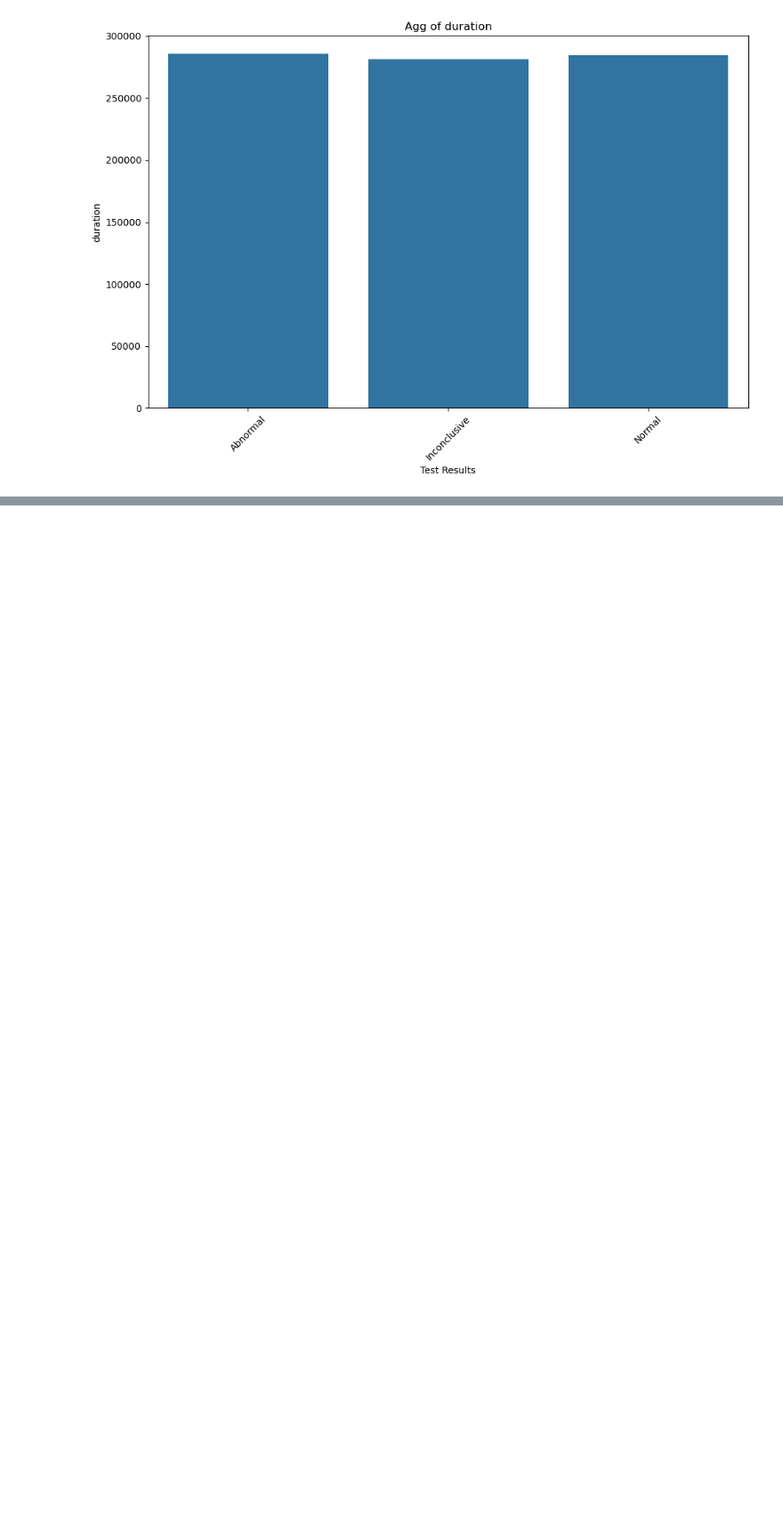
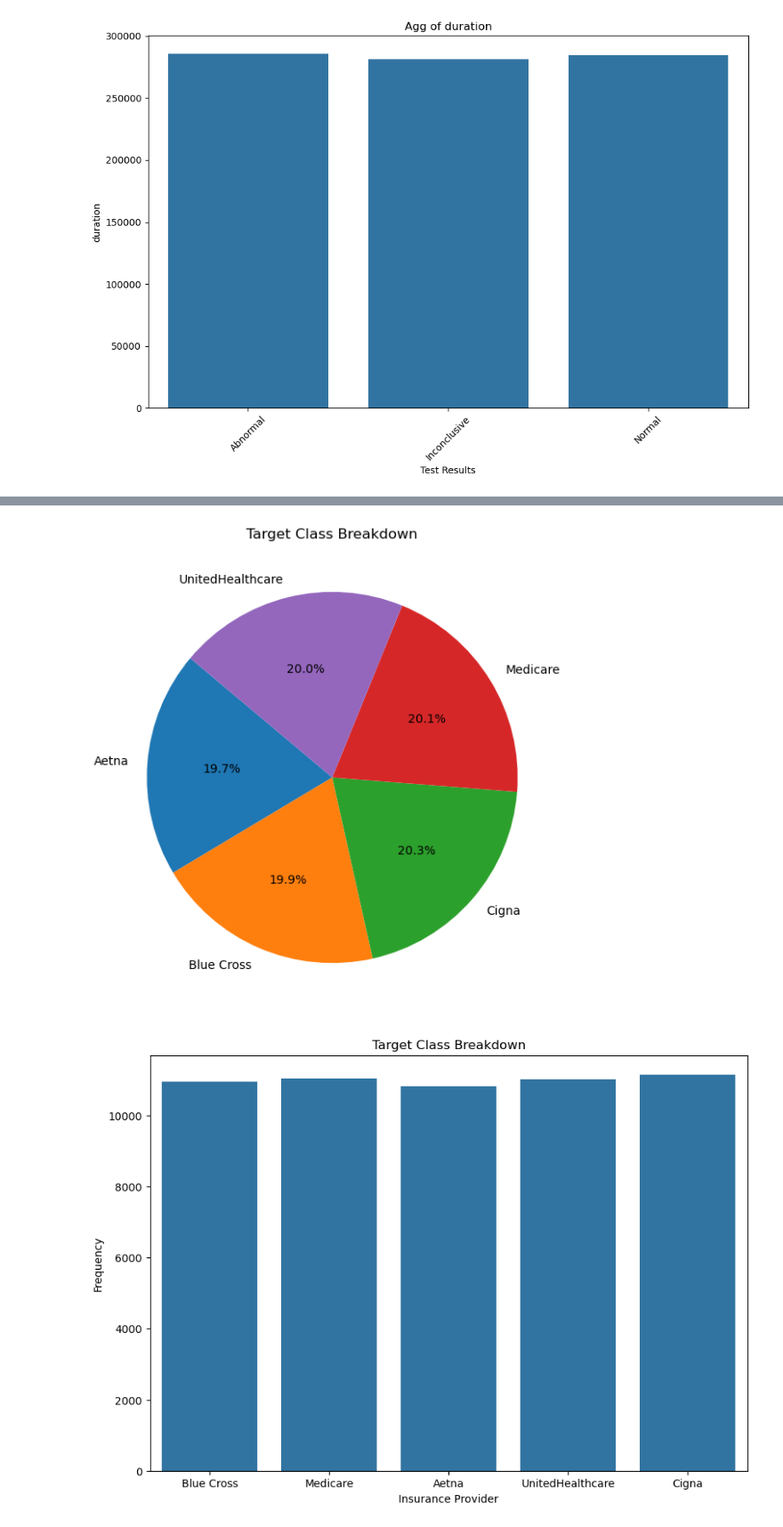
Before and after one commit to MaukanMir/Health-Care-Analysis, a Jupyter notebook: training.ipynb, the cells around one changed output, grey strips where cells are left out. Shown at 89% size. Drawn from its saved outputs; the diff is of its cells as text; code cells hidden in the pictures; blank space fills up the shorter version.

```diff
--- a/training.ipynb
+++ b/training.ipynb
@@ -245,0 +251,5 @@ for col in numeric_types.columns:
+# %%
+check_class_imbalance(df["Insurance Provider"])
+# %% [output]
+[figure, added]
+[figure, added]
```
Also changed, not shown: parts of 3 cells of this notebook.
